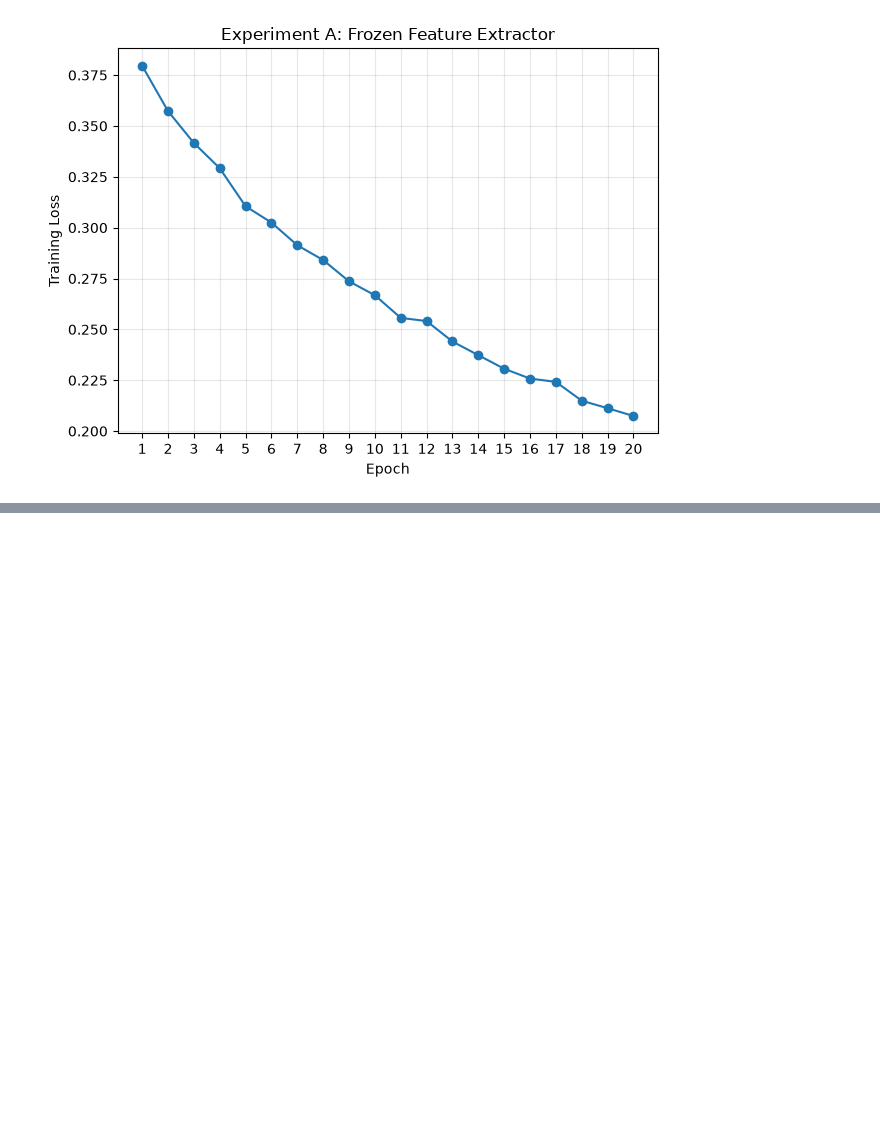
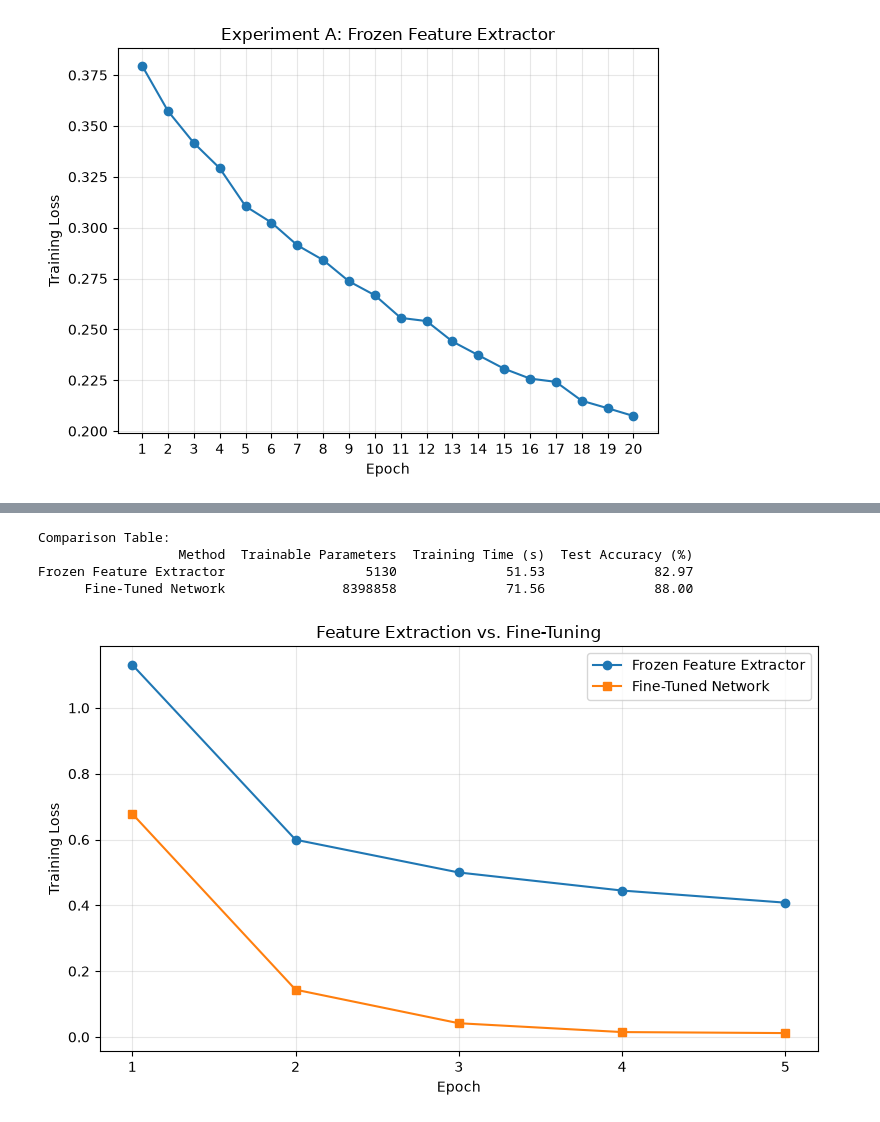
Before and after one commit to aryamanstha/Home-Assignment-Neural-Network-and-Deep-Learning, a Jupyter notebook: Question2.ipynb, the cells around one changed output, grey strips where cells are left out. Saved outputs shown, nothing was run; the diff lists cells and outputs as text; code cells hidden in the pictures; blank space fills up the shorter version.

```diff
--- a/Question2.ipynb
+++ b/Question2.ipynb
@@ -209,0 +244,18 @@ Test accuracy: 83.16%
+# %%
+# 2. Load and preprocess the dataset
+weights = ResNet18_Weights.DEFAULT
+transform = weights.transforms()
+
+full_train_dataset = torchvision.datasets.CIFAR10(
+    root="./data",
+    train=True,
+    download=True,
+    transform=transform
+)
+
+test_dataset = torchvision.datasets.CIFAR10(
+    root="./data",
+    train=False,
+    download=True,
+    transform=transform
+)
@@ -209,0 +433,11 @@ Test accuracy: 83.16%
+# %%
+# 5. Run both experiments
+frozen_result, frozen_losses = run_experiment(
+    "Frozen Feature Extractor",
+    fine_tune=False
+)
+
+fine_tuned_result, fine_tuned_losses = run_experiment(
+    "Fine-Tuned Network",
+    fine_tune=True
+)
@@ -209,0 +464,29 @@ Test accuracy: 83.16%
+# %%
+# 6. Print the comparison table
+results = pd.DataFrame([frozen_result, fine_tuned_result])
+
+print("\nComparison Table:")
+print(results.to_string(index=False, float_format=lambda x: f"{x:.2f}"))
+# %% [output]
+Comparison Table:
+                  Method  Trainable Parameters  Training Time (s)  Test Accuracy (%)
+Frozen Feature Extractor                  5130              51.53              82.97
+      Fine-Tuned Network               8398858              71.56              88.00
+# %%
+# 7. Plot training loss
+epochs = range(1, EPOCHS + 1)
+
+plt.figure(figsize=(8, 5))
+plt.plot(epochs, frozen_losses, "o-", label="Frozen Feature Extractor")
+plt.plot(epochs, fine_tuned_losses, "s-", label="Fine-Tuned Network")
+
+plt.xlabel("Epoch")
+plt.ylabel("Training Loss")
+plt.title("Feature Extraction vs. Fine-Tuning")
+plt.xticks(list(epochs))
+plt.legend()
+plt.grid(alpha=0.3)
+plt.tight_layout()
+plt.show()
+# %% [output]
+[figure, added]
```
Also changed, not shown: parts of 10 cells of this notebook, 1 other file.
